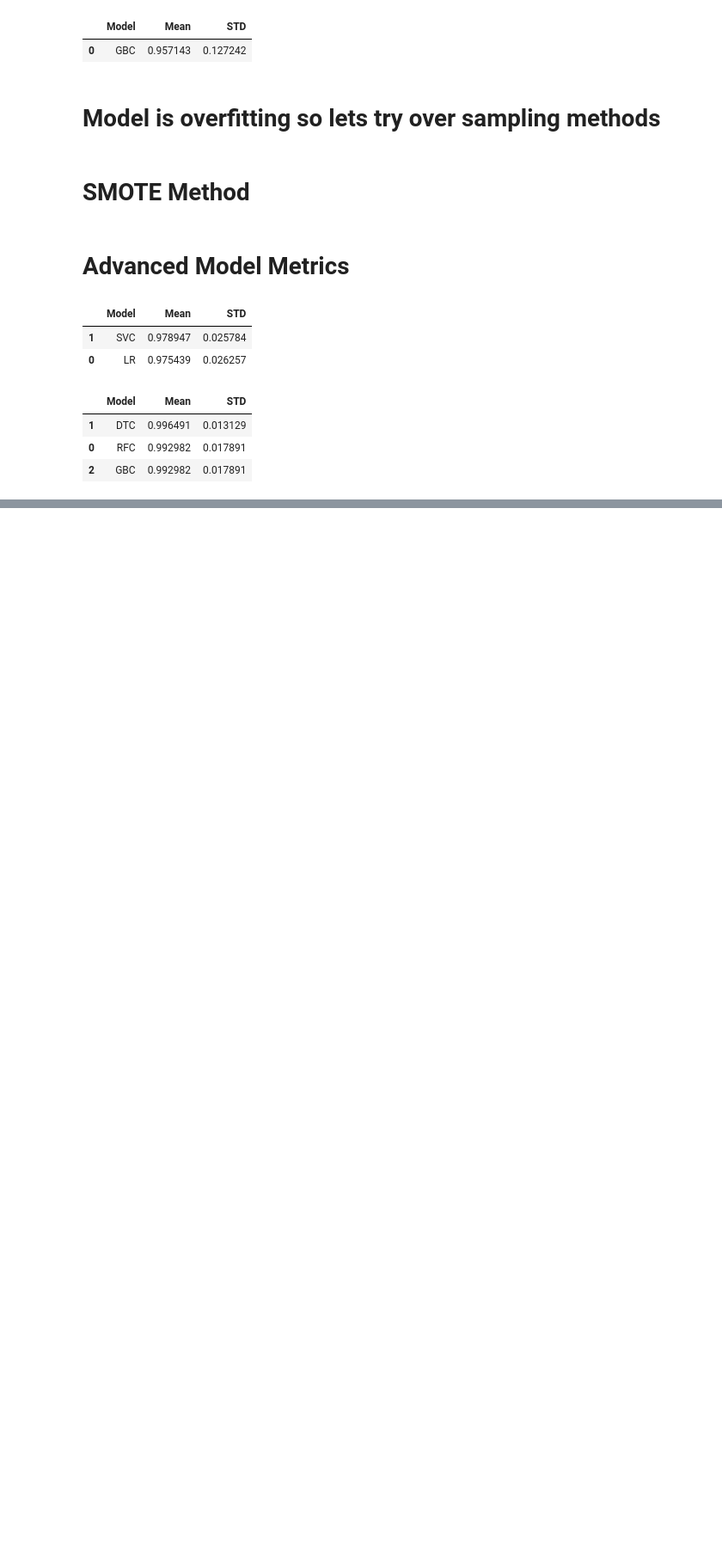
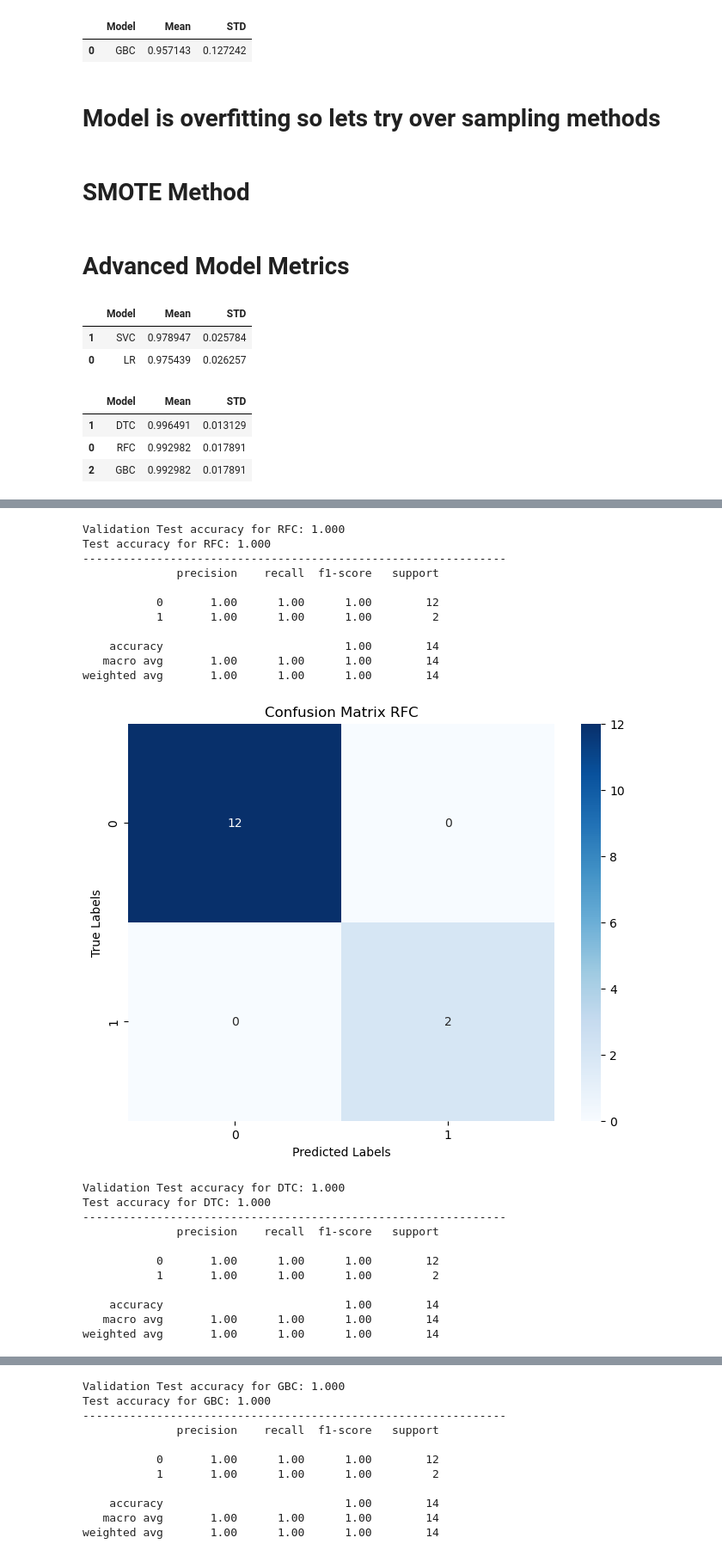
Before and after one commit to MaukanMir/Loan-Approval-Classification, a Jupyter notebook: training.ipynb, the cells around one changed output, grey strips where cells are left out. Shown at 86% size. Drawn from its saved outputs; the diff is of its cells as text; code cells hidden in the pictures; blank space fills up the shorter version.

Commit message:
added new models

```diff
--- a/training.ipynb
+++ b/training.ipynb
@@ -206,6 +206,35 @@ def get_over_sampling_methods(X, y, name, preprocessor):
   X_res, y_res = pipeline.fit_resample(X, y)
 
   return (X_res, y_res)
+
+def test_model_predictions(names, models, X, y):
+
+    model_performance = []
+    X_train, X_temp, y_train, y_temp = train_test_split(X, y, test_size=0.3, random_state=42)
+    X_val, X_test, y_val, y_test = train_test_split(X_temp, y_temp, test_size=0.5, random_state=42)
+
+    for i in range(len(models)):
+        model, name = models[i],names[i]
+
+        model.fit(X_train, y_train)
+
+        y_pred = model.predict(X_val)
+        y_test_pred = model.predict(X_test)
+
+        val_accuracy = f1_score(y_val, y_pred)
+        test_accuracy = f1_score(y_test, y_test_pred)
+
+        print(f'Validation Test accuracy for {name}: {val_accuracy:.3f}')
+        print(f'Test accuracy for {name}: {test_accuracy:.3f}')
+        print("---------------------------------------------------------------")
+        create_confusion_matrix(name, y_test, y_test_pred)
+
+        model_performance.append({
+                "Model": name,
+                "Validation Accuracy": val_accuracy,
+                "Test Accuracy": test_accuracy,
+        })
+    return pd.DataFrame(model_performance).sort_values(by="Test Accuracy", ascending=False)
 # %% [markdown]
 # EDA Analysis
 # %%
@@ -377,0 +409,28 @@ testing_selected_models(names, models, X_smote, y_smote, preprocessor, sampled=T
+# %%
+names = ["RFC", "DTC", "GBC", "SVC", "LR"]
+models = get_selected_models(names)
+test_model_predictions(names, models, X_smote, y_smote)
+# %% [output]
+Validation Test accuracy for RFC: 1.000
+Test accuracy for RFC: 1.000
+---------------------------------------------------------------
+              precision    recall  f1-score   support
+
+           0       1.00      1.00      1.00        12
+           1       1.00      1.00      1.00         2
+
+    accuracy                           1.00        14
+   macro avg       1.00      1.00      1.00        14
+weighted avg       1.00      1.00      1.00        14
+[figure, added]
+Validation Test accuracy for DTC: 1.000
+Test accuracy for DTC: 1.000
+---------------------------------------------------------------
+              precision    recall  f1-score   support
+
+           0       1.00      1.00      1.00        12
+           1       1.00      1.00      1.00         2
+
+    accuracy                           1.00        14
+   macro avg       1.00      1.00      1.00        14
+weighted avg       1.00      1.00      1.00        14
@@ -377,0 +438,11 @@ testing_selected_models(names, models, X_smote, y_smote, preprocessor, sampled=T
+Validation Test accuracy for GBC: 1.000
+Test accuracy for GBC: 1.000
+---------------------------------------------------------------
+              precision    recall  f1-score   support
+
+           0       1.00      1.00      1.00        12
+           1       1.00      1.00      1.00         2
+
+    accuracy                           1.00        14
+   macro avg       1.00      1.00      1.00        14
+weighted avg       1.00      1.00      1.00        14
```
Also changed, not shown: parts of 3 cells of this notebook.
